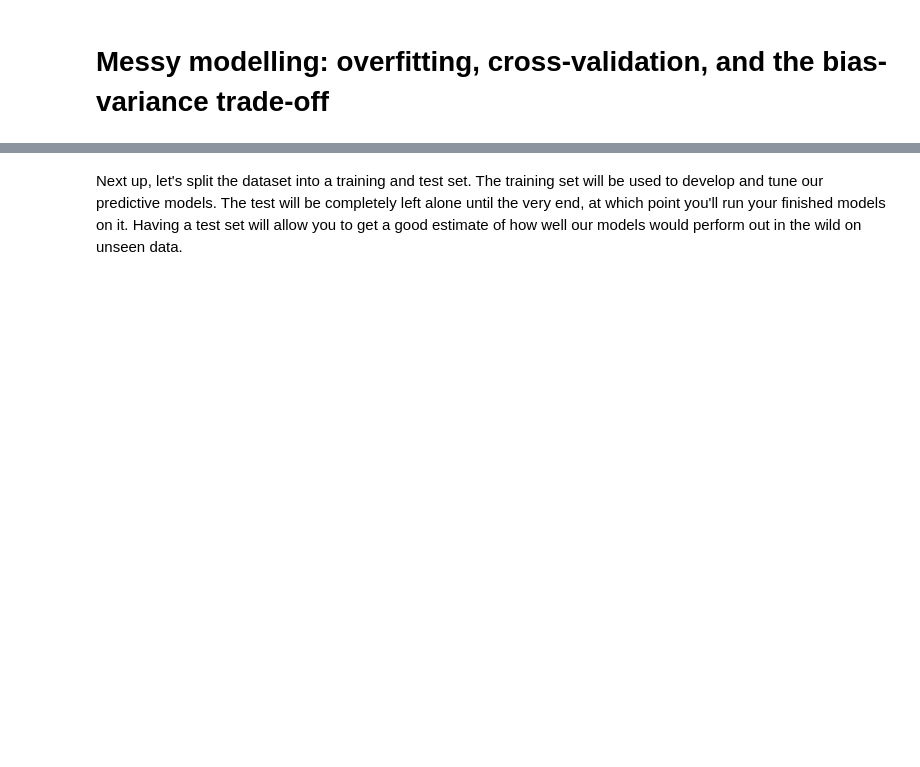
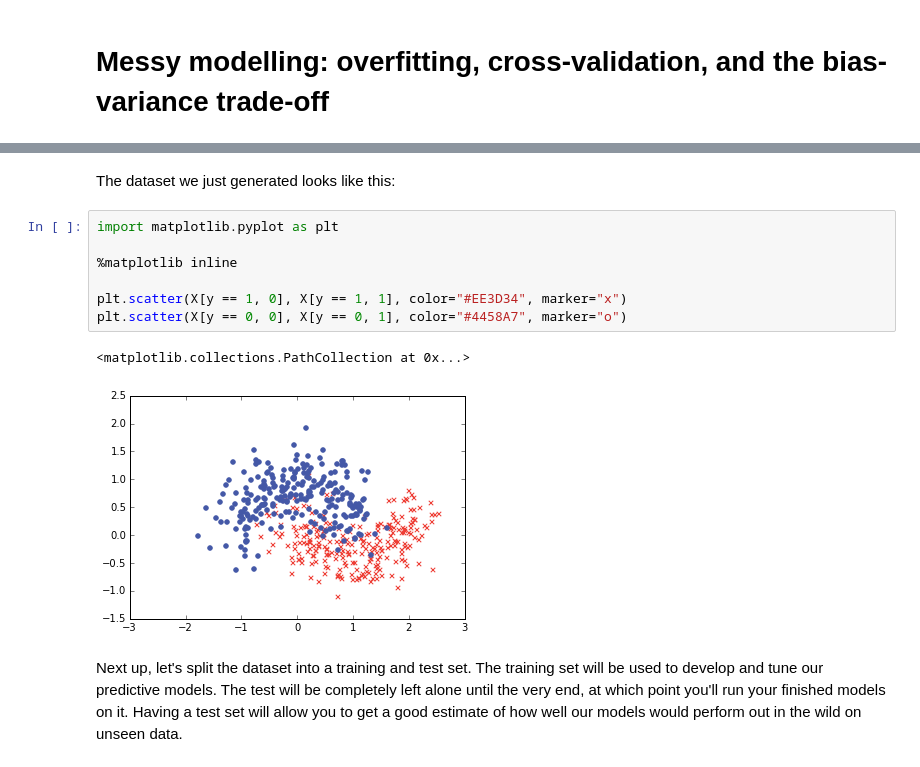
Before and after one commit to nslatysheva/data_science_blogging, a Jupyter notebook: messy_modelling/messy_modelling.ipynb, the cells around one changed output, grey strips where cells are left out. Drawn from its saved outputs; the diff is of its cells as text; blank space fills up the shorter version.

```diff
--- a/messy_modelling/messy_modelling.ipynb
+++ b/messy_modelling/messy_modelling.ipynb
@@ -43,3 +33,15 @@ print(y[:10])
+# %% [markdown]
+The dataset we just generated looks like this:
+# %%
+import matplotlib.pyplot as plt
+
+%matplotlib inline
+
+plt.scatter(X[y == 1, 0], X[y == 1, 1], color="#EE3D34", marker="x")
+plt.scatter(X[y == 0, 0], X[y == 0, 1], color="#4458A7", marker="o")
+# %% [output]
+<matplotlib.collections.PathCollection at 0x...>
+[figure, added]
 # %% [markdown]
 Next up, let's split the dataset into a training and test set. The training set will be used to develop and tune our predictive models. The test will be completely left alone until the very end, at which point you'll run your finished models on it. Having a test set will allow you to get a good estimate of how well our models would perform out in the wild on unseen data.
 # %%
```
Also changed, not shown: parts of 14 cells of this notebook.
